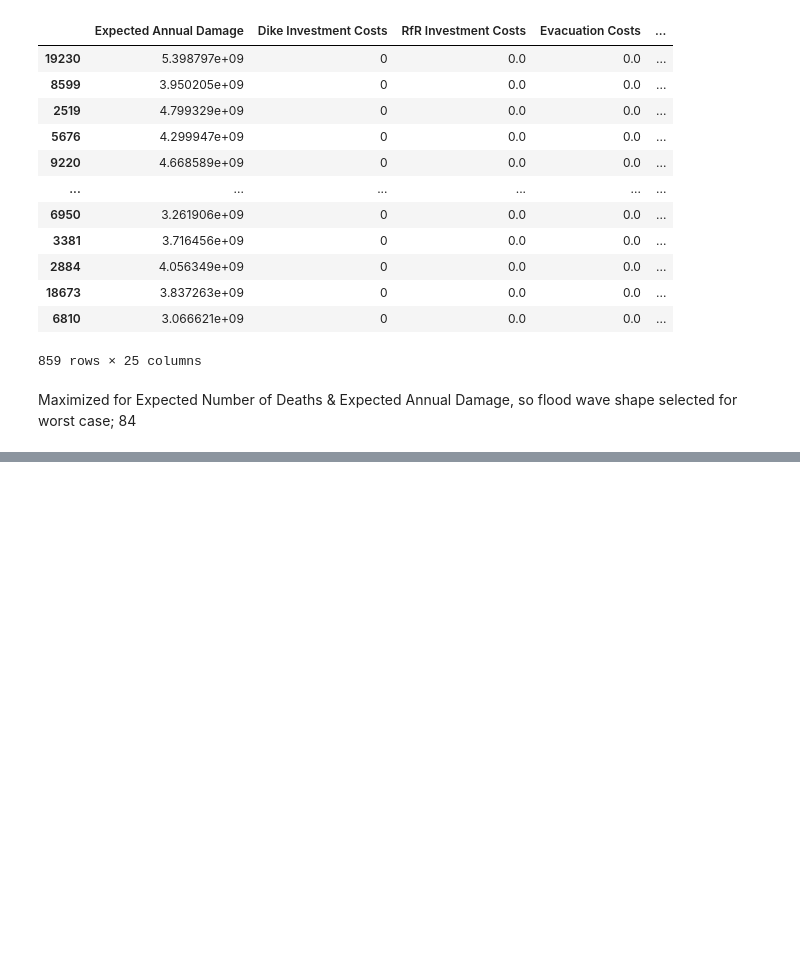
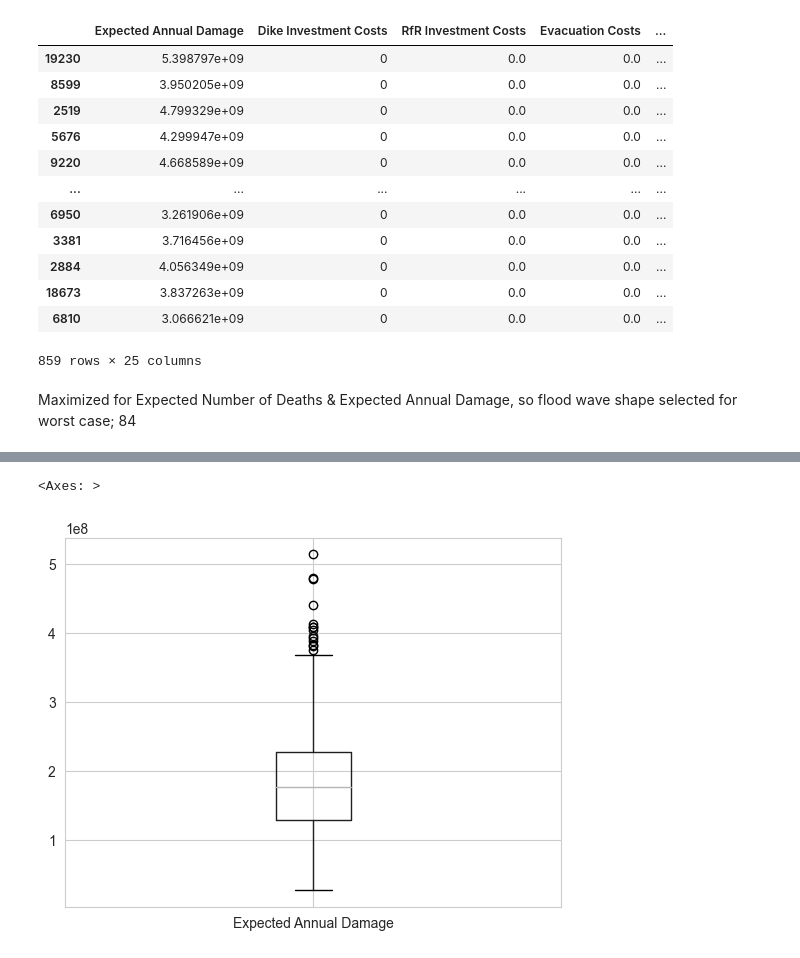
Before and after one commit to BRtudelft/Group1_EPA1361_Model-based_Decision-making, a Jupyter notebook: MORDM_1_problem_formulation.ipynb, the cells around one changed output, grey strips where cells are left out. Drawn from its saved outputs; the diff is of its cells as text; code cells hidden in the pictures; blank space fills up the shorter version.

```diff
--- a/MORDM_1_problem_formulation.ipynb
+++ b/MORDM_1_problem_formulation.ipynb
@@ -362,0 +449,5 @@ Maximized for Expected Number of Deaths & Expected Annual Damage, so flood wave
+# %%
+select_rows_deaths_lowest.boxplot(column='Expected Annual Damage')
+# %% [output]
+<Axes: >
+[figure, added]
```
Also changed, not shown: parts of 15 cells of this notebook.
